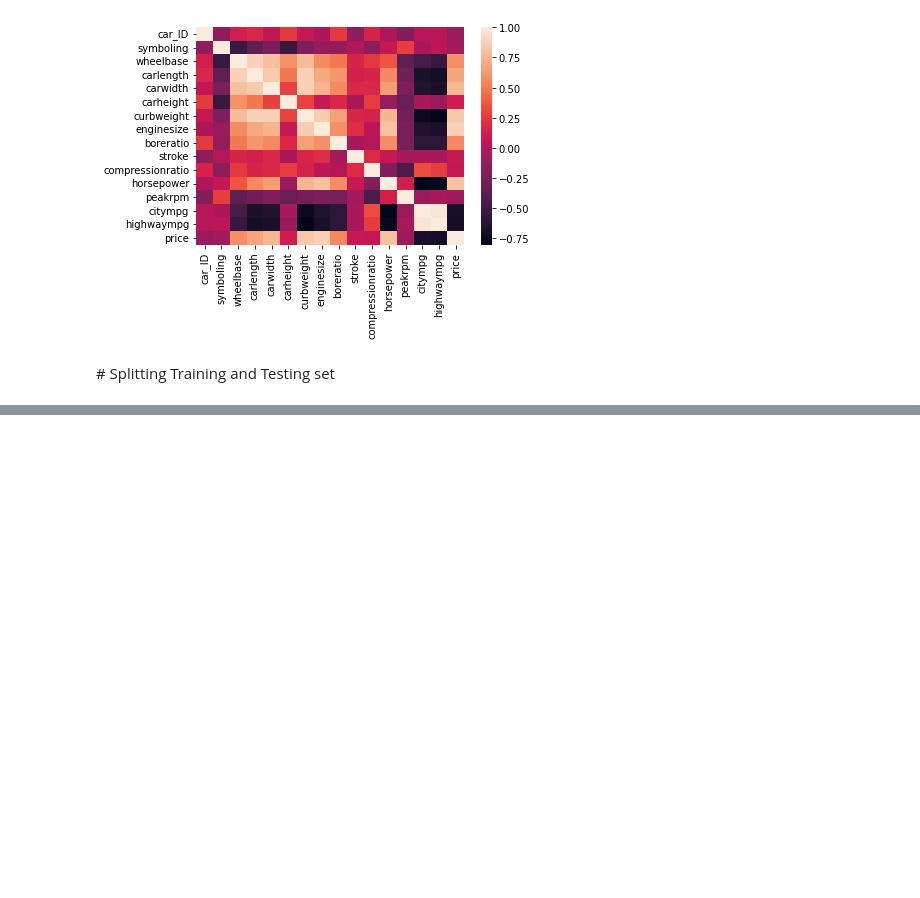
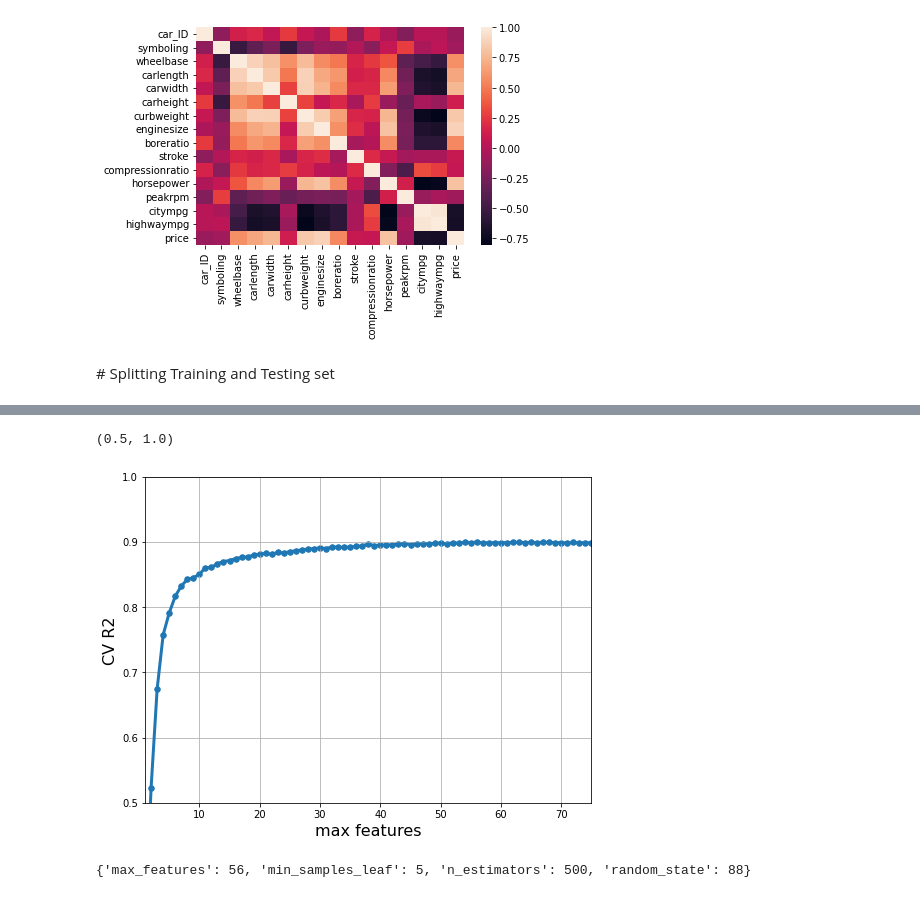
Before and after one commit to louisbemberg/machine-learning-workshop, a Jupyter notebook: 05_car_prices/car_price_prediction_louis.ipynb, the cells around one changed output, grey strips where cells are left out. Cells and saved outputs as stored; diff of their text form; code cells hidden in the pictures; blank space fills up the shorter version.

```diff
--- a/05_car_prices/car_price_prediction_louis.ipynb
+++ b/05_car_prices/car_price_prediction_louis.ipynb
@@ -273,0 +402,6 @@ Index(['car_ID', 'CarName', 'fueltype', 'aspiration', 'doornumber', 'carbody',
+# %%
+# let's first try a RF model with arbitrary hyperparameters
+from sklearn.ensemble import RandomForestRegressor
+
+rf = RandomForestRegressor(max_features=5, min_samples_leaf=5, n_estimators = 500, random_state=88, verbose=2)
+rf.fit(X_train, y_train)
@@ -273,0 +444,12 @@ Index(['car_ID', 'CarName', 'fueltype', 'aspiration', 'doornumber', 'carbody',
+# %%
+# We get a similar result to a single tree, mostly because we've used max_features = 5.
+# Let's try a mix of all of them through CV:
+
+grid_values = {'max_features': np.linspace(1,75,75, dtype='int32'),
+              'min_samples_leaf': [5],
+              'n_estimators': [500],
+              'random_state': [88]}
+
+rf = RandomForestRegressor(verbose=1)
+rf_cv = GridSearchCV(rf, param_grid=grid_values, scoring='r2', cv=5)
+rf_cv.fit(X_train, y_train)
@@ -273,0 +483,20 @@ Index(['car_ID', 'CarName', 'fueltype', 'aspiration', 'doornumber', 'carbody',
+# %%
+# plotting how changing the amount of max_features changes
+max_features = rf_cv.cv_results_['param_max_features'].data
+R2_scores = rf_cv.cv_results_['mean_test_score']
+
+plt.figure(figsize=(8, 6))
+plt.xlabel('max features', fontsize=16)
+plt.ylabel('CV R2', fontsize=16)
+plt.scatter(max_features, R2_scores, s=30)
+plt.plot(max_features, R2_scores, linewidth=3)
+plt.grid(True, which='both')
+plt.xlim([1, 75])
+plt.ylim([0.5, 1.0])
+# %% [output]
+(0.5, 1.0)
+[figure, added]
+# %%
+print(rf_cv.best_params_)
+# %% [output]
+{'max_features': 56, 'min_samples_leaf': 5, 'n_estimators': 500, 'random_state': 88}
```
Also changed, not shown: parts of 26 cells of this notebook.
